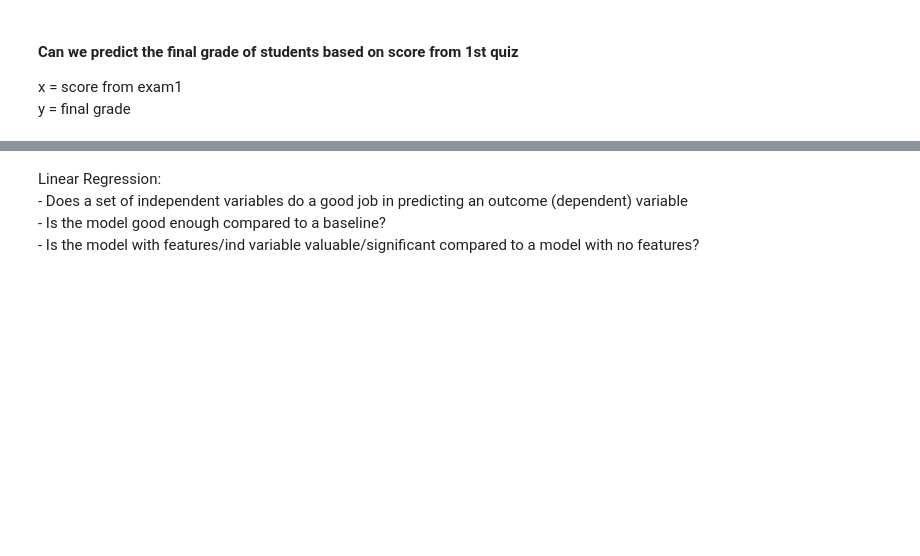
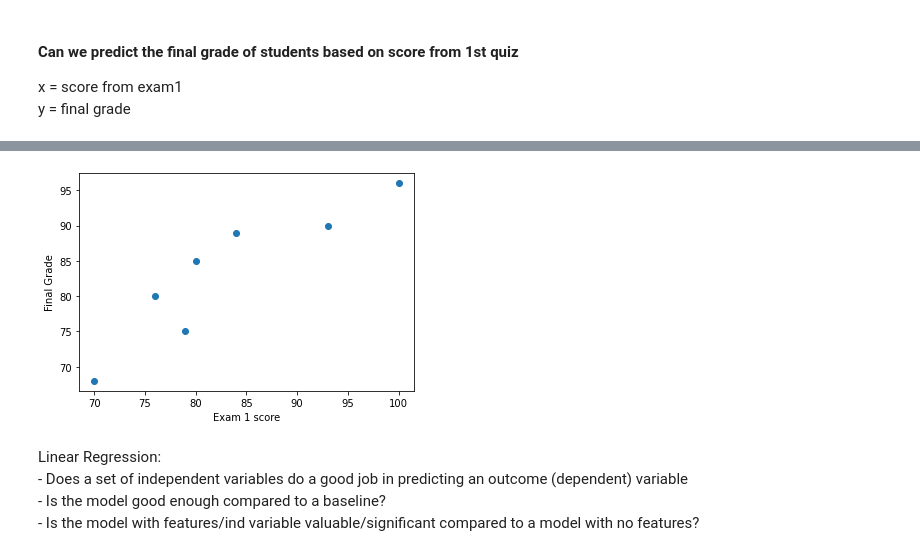
Before and after one commit to CodeupClassroom/innis-regression-exercises, a Jupyter notebook: regression_evaluation.ipynb, the cells around one changed output, grey strips where cells are left out. Saved outputs shown, nothing was run; the diff lists cells and outputs as text; code cells hidden in the pictures; blank space fills up the shorter version.

```diff
--- a/regression_evaluation.ipynb
+++ b/regression_evaluation.ipynb
@@ -48,5 +60,11 @@ df = pd.DataFrame(np.array([[100, 96], [93, 90], [84, 89], [80, 85], [76, 80], [
 # %%
 # look at scatter of x vs y
+plt.scatter(df.x, df.y)
+plt.xlabel('Exam 1 score')
+plt.ylabel('Final Grade')
+plt.show()
+# %% [output]
+[figure, added]
 # %% [markdown]
 Linear Regression:
      - Does a set of independent variables do a good job in predicting an outcome (dependent) variable
```
Also changed, not shown: parts of 29 cells of this notebook.
